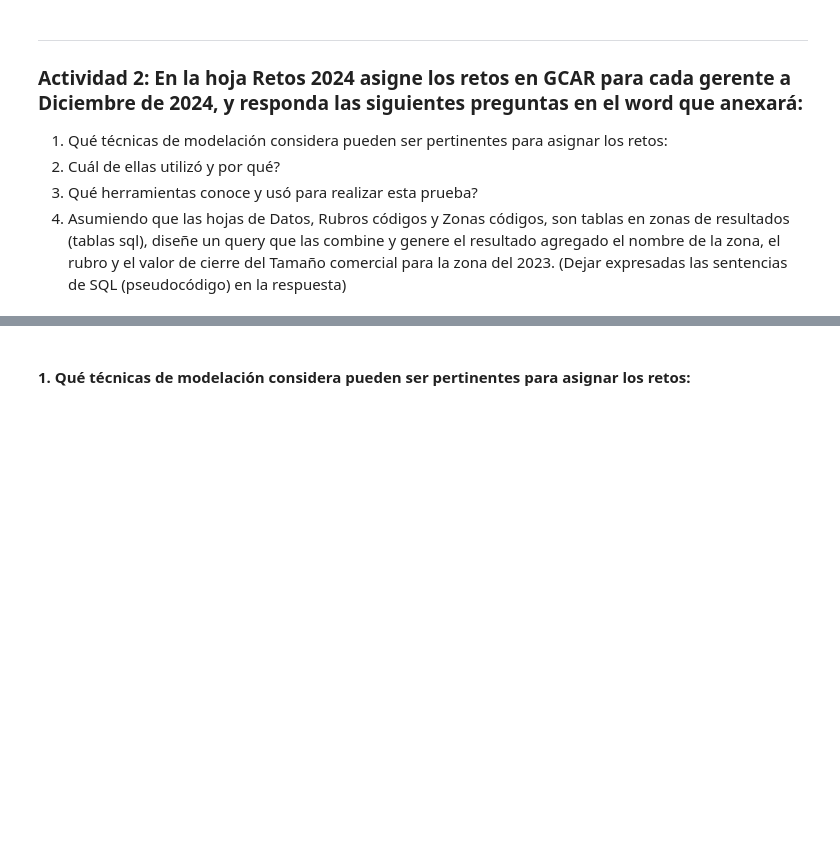
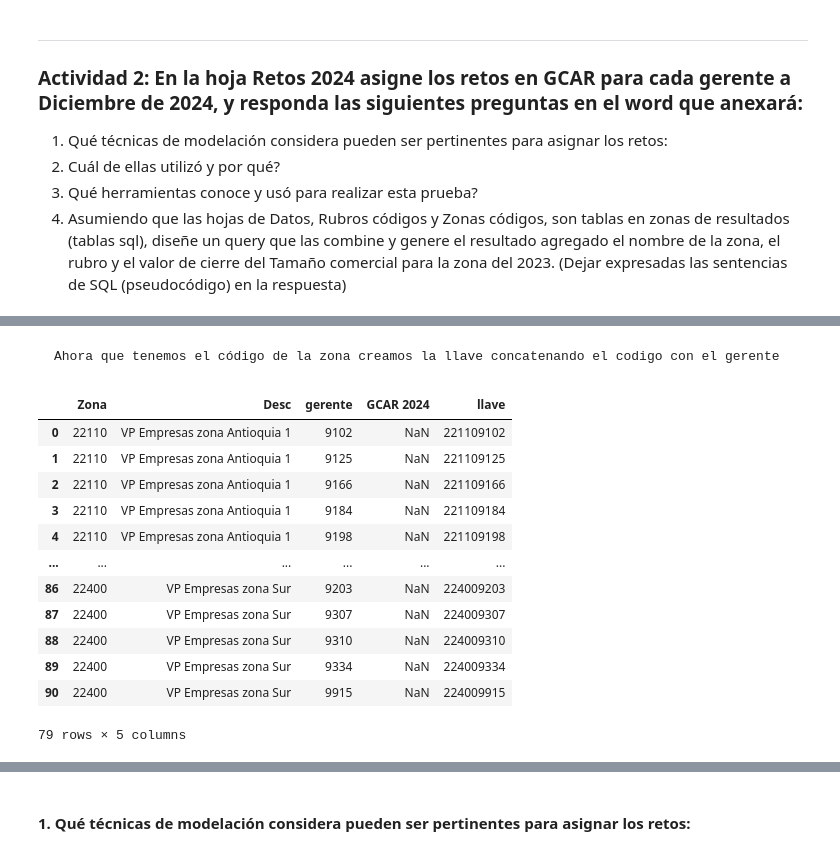
Before and after one commit to EdissonPO/prueba_tecnica_analitico, a Jupyter notebook: notebook.ipynb, the cells around one changed output, grey strips where cells are left out. Cells and saved outputs as stored; diff of their text form; code cells hidden in the pictures; blank space fills up the shorter version.

```diff
--- a/notebook.ipynb
+++ b/notebook.ipynb
@@ -223,0 +278,5 @@ df_retos_2024
+# %%
+df_temp = pd.merge(df_retos_2024, df_zonas_codigos, how='left', left_on='zona', right_on='Desc')
+df_temp.rename(columns={'zona_y': 'Zona'}, inplace=True)
+df_temp = df_temp.loc[: , ['Zona', 'Desc', 'gerente', 'GCAR 2024']].drop_duplicates(subset=['Zona', 'Desc', 'gerente'])
+df_temp
@@ -223,0 +297,19 @@ df_retos_2024
+# %% [markdown]
+    Ahora que tenemos el código de la zona creamos la llave concatenando el codigo con el gerente
+# %%
+df_temp['llave'] = df_temp['Zona'].astype(str) + df_temp['gerente'].astype(str)
+df_temp
+# %% [output]
+|  | Zona | Desc | gerente | GCAR 2024 | llave |
+| 0 | 22110 | VP Empresas zona Antioquia 1 | 9102 | NaN | 221109102 |
+| 1 | 22110 | VP Empresas zona Antioquia 1 | 9125 | NaN | 221109125 |
+| 2 | 22110 | VP Empresas zona Antioquia 1 | 9166 | NaN | 221109166 |
+| 3 | 22110 | VP Empresas zona Antioquia 1 | 9184 | NaN | 221109184 |
+| 4 | 22110 | VP Empresas zona Antioquia 1 | 9198 | NaN | 221109198 |
+| ... | ... | ... | ... | ... | ... |
+| 86 | 22400 | VP Empresas zona Sur | 9203 | NaN | 224009203 |
+| 87 | 22400 | VP Empresas zona Sur | 9307 | NaN | 224009307 |
+| 88 | 22400 | VP Empresas zona Sur | 9310 | NaN | 224009310 |
+| 89 | 22400 | VP Empresas zona Sur | 9334 | NaN | 224009334 |
+| 90 | 22400 | VP Empresas zona Sur | 9915 | NaN | 224009915 |
+79 rows × 5 columns
```
Also changed, not shown: parts of 36 cells of this notebook, 2 other files.
